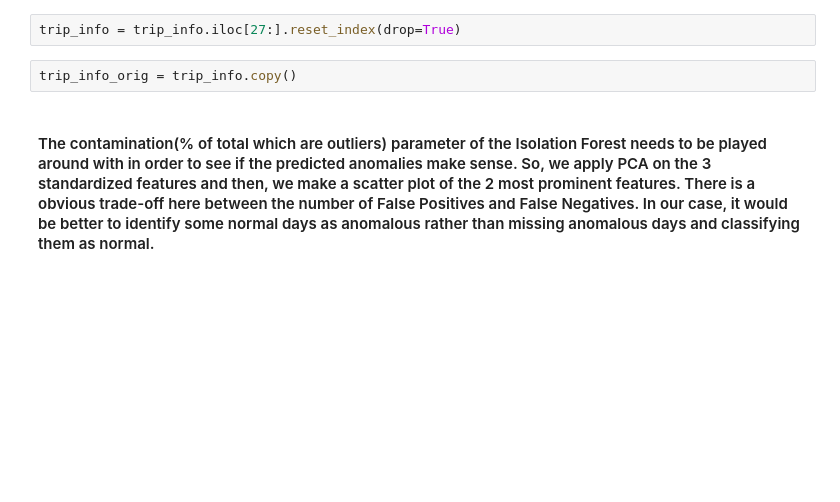
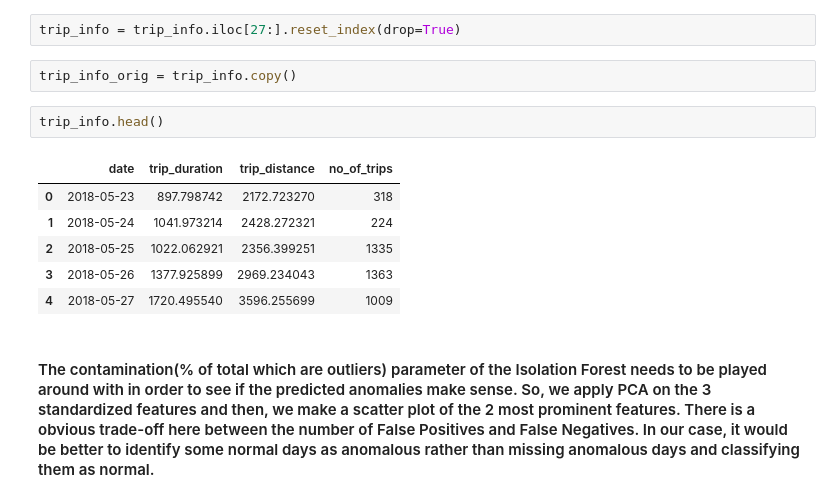
Before and after one commit to SohamMody/Event-Detection-from-Dockless-Scooter-Trips-Austin, a Jupyter notebook: Modelling.ipynb, the cells around one changed output. Drawn from its saved outputs; the diff is of its cells as text; blank space fills up the shorter version.

```diff
--- a/Modelling.ipynb
+++ b/Modelling.ipynb
@@ -215,6 +230,15 @@ trip_info = trip_info.merge(trip_count,on='date')
 trip_info = trip_info.iloc[27:].reset_index(drop=True)
 # %%
 trip_info_orig = trip_info.copy()
+# %%
+trip_info.head()
+# %% [output]
+|  | date | trip_duration | trip_distance | no_of_trips |
+| 0 | 2018-05-23 | 897.798742 | 2172.723270 | 318 |
+| 1 | 2018-05-24 | 1041.973214 | 2428.272321 | 224 |
+| 2 | 2018-05-25 | 1022.062921 | 2356.399251 | 1335 |
+| 3 | 2018-05-26 | 1377.925899 | 2969.234043 | 1363 |
+| 4 | 2018-05-27 | 1720.495540 | 3596.255699 | 1009 |
 # %% [markdown]
 #### The contamination(% of total which are outliers) parameter of the Isolation Forest needs to be played around with in order to see if the predicted anomalies make sense. So, we apply PCA on the 3 standardized features and then, we make a scatter plot of the 2 most prominent features. There is a obvious trade-off here between the number of False Positives and False Negatives. In our case, it would be better to identify some normal days as anomalous rather than missing anomalous days and classifying them as normal.
 # %% [markdown]
```
Also changed, not shown: parts of 5 cells of this notebook, 2 other files.
